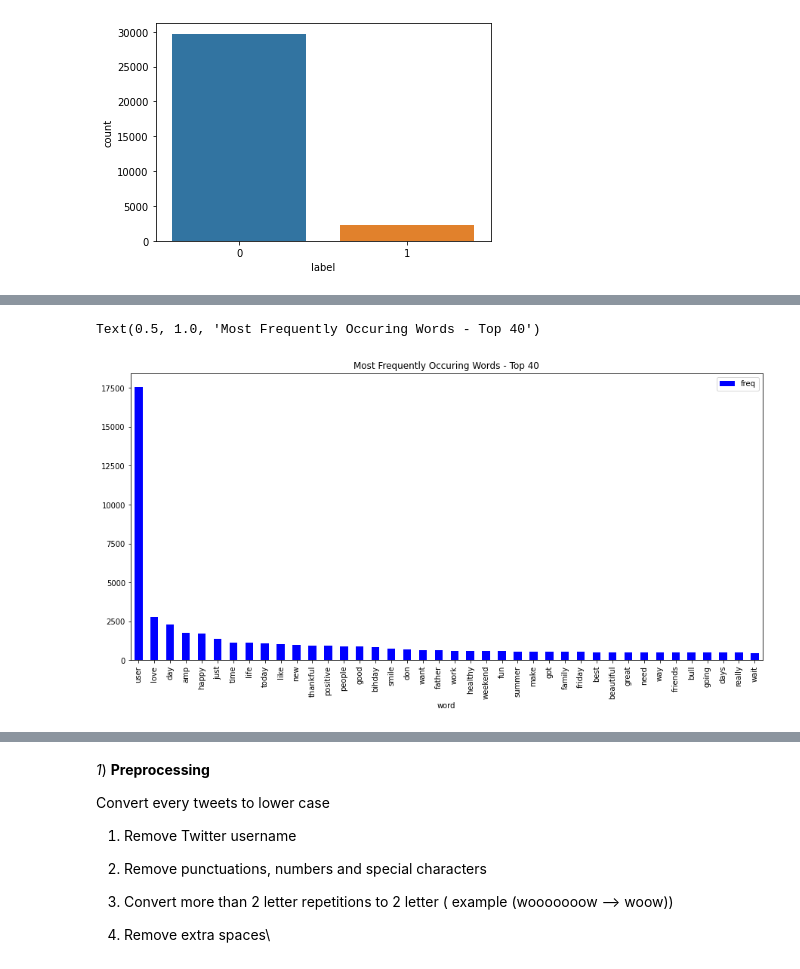
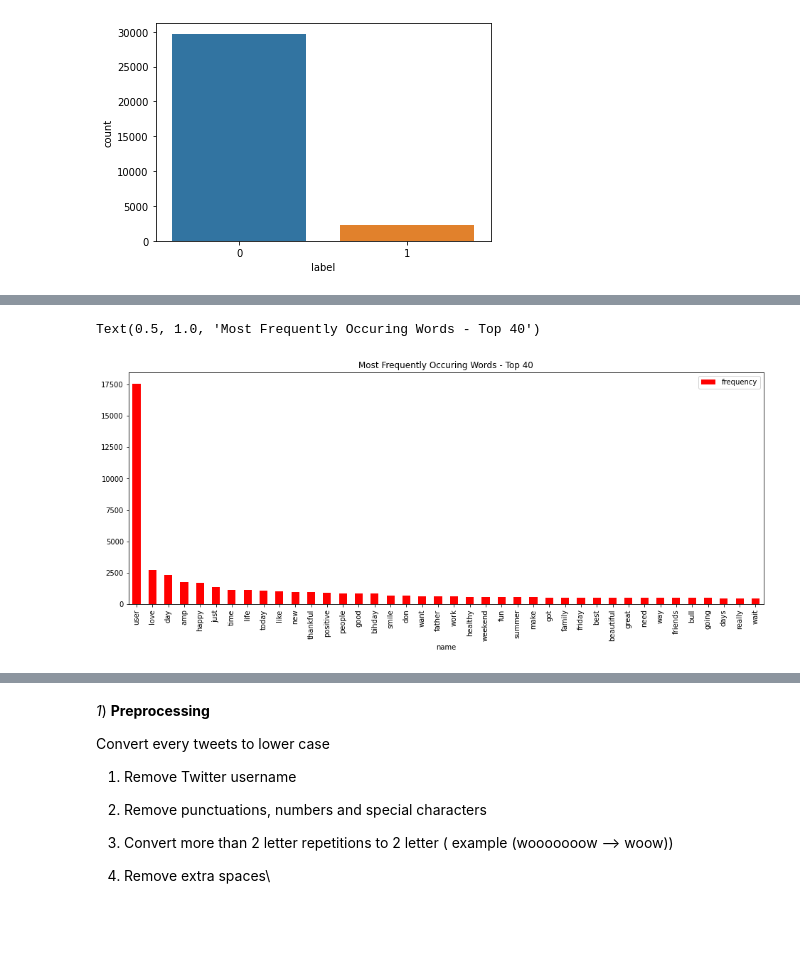
Before and after one commit to hhh99-hub/Twitter-Sentiment-Analysis, a Jupyter notebook: Twitter_Sentiment_Analysis_final_.ipynb, the cells around one changed output, grey strips where cells are left out. Saved outputs shown, nothing was run; the diff lists cells and outputs as text; code cells hidden in the pictures; blank space fills up the shorter version.

```diff
--- a/Twitter_Sentiment_Analysis_final_.ipynb
+++ b/Twitter_Sentiment_Analysis_final_.ipynb
@@ -10,8 +10,8 @@ import nltk
 # %% [markdown]
 **Importing Dataset**
 # %%
-twitter_df = pd.read_csv('train.csv')# training dataset
-twitter_test = pd.read_csv('test.csv')# testing dataset
+Twitter_DataFrame = pd.read_csv('train.csv')# training dataset
+Twitter_TestDataFrame = pd.read_csv('test.csv')# testing dataset
 # %% [markdown]
 **Data Exploaration**
 # %%
@@ -86,8 +85,8 @@ dtype: int64
 # %%
 # We can drop the ID column as it does not have any importance in builiding the model #
 
-twitter_df.drop(['id'],axis=1,inplace=True)
-twitter_df.head()
+Twitter_DataFrame.drop(['id'],axis=1,inplace=True)
+Twitter_DataFrame.head()
 # %% [output]
 |  | label | tweet |
 | 0 | 0 | @user when a father is dysfunctio... |
@@ -110,23 +109,23 @@ length_test = twitter_test['tweet'].str.len().plot.hist(color = 'red', figsize =
 # %%
 #Finding the most common words in every tweet
 from sklearn.feature_extraction.text import CountVectorizer
 
 
-cv = CountVectorizer(stop_words = 'english')
-words = cv.fit_transform(twitter_df.tweet)
+Count_vectorizer = CountVectorizer(stop_words = 'english')
+names = Count_vectorizer.fit_transform(Twitter_DataFrame.tweet)
 
-sum_words = words.sum(axis=0)
+sum_of_all_names = names.sum(axis=0)
 
-words_freq = [(word, sum_words[0, i]) for word, i in cv.vocabulary_.items()]
+words_freq = [(name, sum_of_all_names[0, k]) for name, k in Count_vectorizer.vocabulary_.items()]
 words_freq = sorted(words_freq, key = lambda x: x[1], reverse = True)
 
-frequency = pd.DataFrame(words_freq, columns=['word', 'freq'])
+frequency_of_name = pd.DataFrame(words_freq, columns=['name', 'frequency'])
 
-frequency.head(40).plot(x='word', y='freq', kind='bar', figsize=(15, 7), color = 'blue')
+frequency_of_name.head(40).plot(x='name', y='frequency', kind='bar', figsize=(16, 6), color = 'red')
 plt.title("Most Frequently Occuring Words - Top 40")
 # %% [output]
 Text(0.5, 1.0, 'Most Frequently Occuring Words - Top 40')
-[figure, old version]
+[figure, new version]
 # %%
 from wordcloud import WordCloud
 
```
Also changed, not shown: parts of 34 cells of this notebook, 2 other files.
